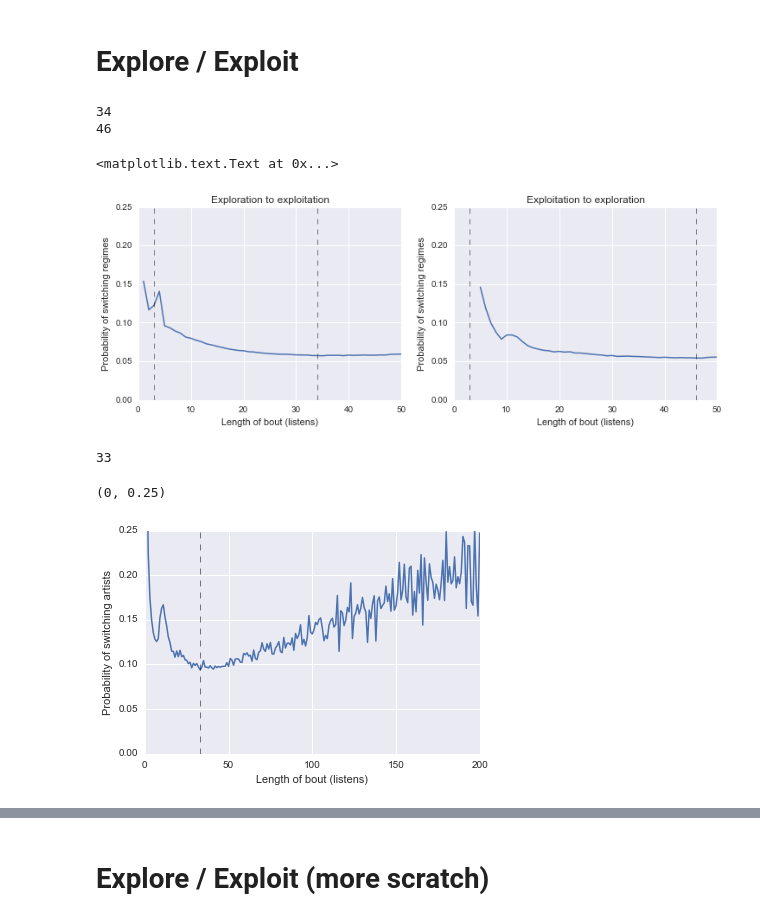
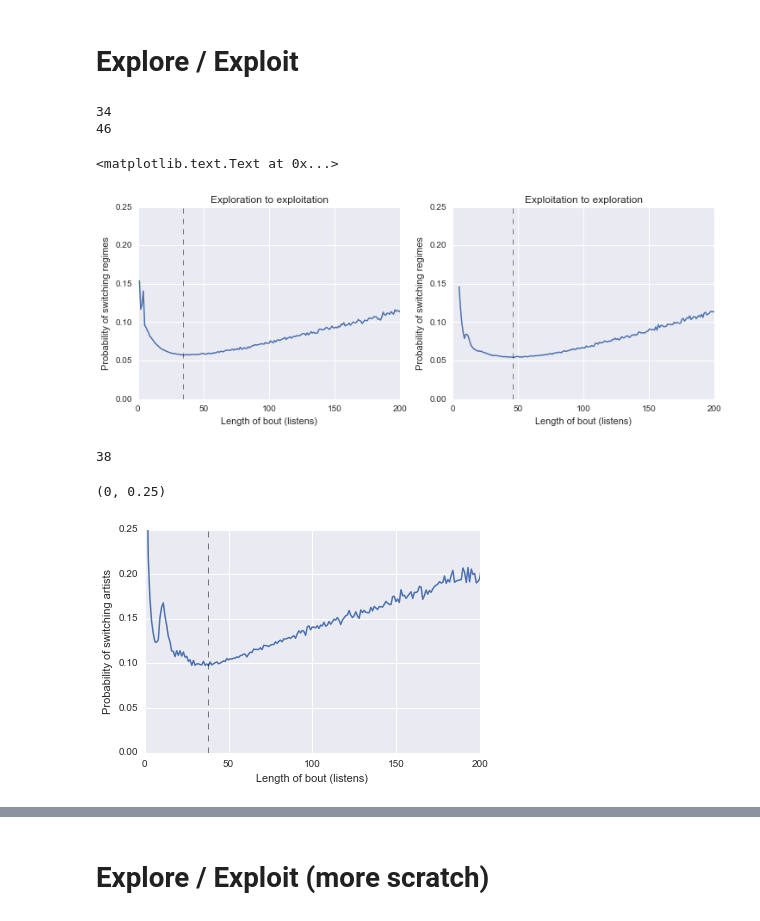
Before and after one commit to jlorince/MusicForaging, a Jupyter notebook: notebooks/result_viz.ipynb, the cells around one changed output, grey strips where cells are left out. Cells and saved outputs as stored; diff of their text form; code cells hidden in the pictures.

```diff
--- a/notebooks/result_viz.ipynb
+++ b/notebooks/result_viz.ipynb
@@ -456,8 +456,8 @@ for i,result in enumerate((result_exploit,result_explore)):
     else:
         the_min = plt_result.argmin()
     ax.axvline(the_min,c='k',ls='--',lw=.5)
-    ax.axvline(3,c='k',ls='--',lw=.5)
-    ax.set_xlim(0,50)
+    #ax.axvline(3,c='k',ls='--',lw=.5)
+    ax.set_xlim(0,200)
     #ax.set_ylim(0.05,.2)
     ax.set_ylabel('Probability of switching regimes')
     ax.set_xlabel('Length of bout (listens)')
@@ -478,34 +478,31 @@ axes[1].set_title('Exploitation to exploration')
 34
 46
 <matplotlib.text.Text at 0x...>
-[figure, old version]
+[figure, new version]
 # %%
 fig,ax = plt.subplots(1,1)
 arr = np.vstack(result_artists)
 plt_result = np.nanmean(arr,0)
 ax.plot(plt_result,lw=1.5)
 the_min = plt_result[:100].argmin()
 ax.axvline(the_min,c='k',ls='--',lw=.5)
 #ax.axvline(10,c='k',ls='--',lw=.5)
-ax.set_xlim(0,50)
+ax.set_xlim(0,200)
 #ax.set_ylim(0.05,.2)
 ax.set_ylabel('Probability of switching artists')
 ax.set_xlabel('Length of bout (listens)')
 print the_min
 ax.set_ylim(0,0.25)
-
-
-
 
 #     ci_lower = []
 #     ci_upper = []
 #     for i in xrange(arr.shape[1]):
 #         #lower,upper = ci(arrmean[:,i],statfunction=np.nanmean,n_samples=1000)
 #         lower,upper = bootstrap(arr[:,i],statistic=np.nanmean,num_samples=1000)
 #         ci_lower.append(lower)
 #         ci_upper.append(upper)
 #     ax.fill_between(ci_lower,ci_upper,alpha=.5)
 # %% [output]
-33
+38
 (0, 0.25)
-[figure, old version]
+[figure, new version]
```
Also changed, not shown: parts of 2 cells of this notebook, 4 other files.
